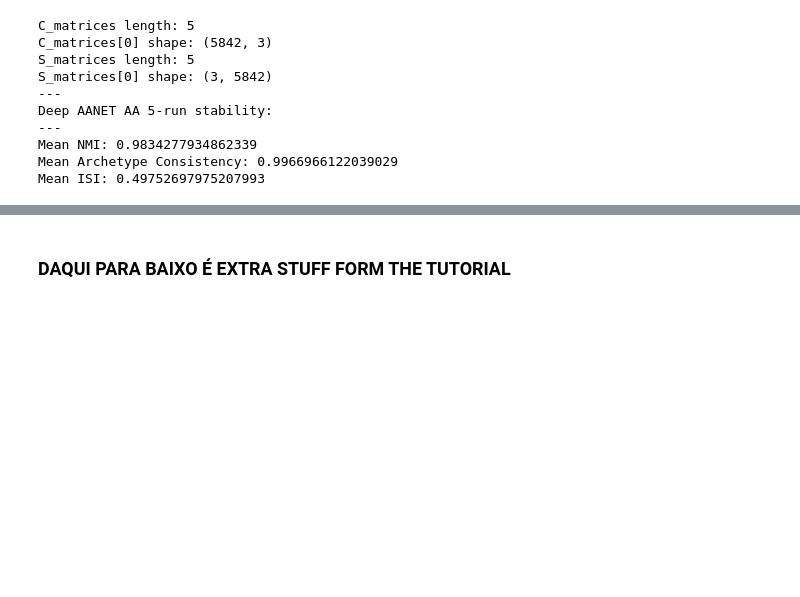
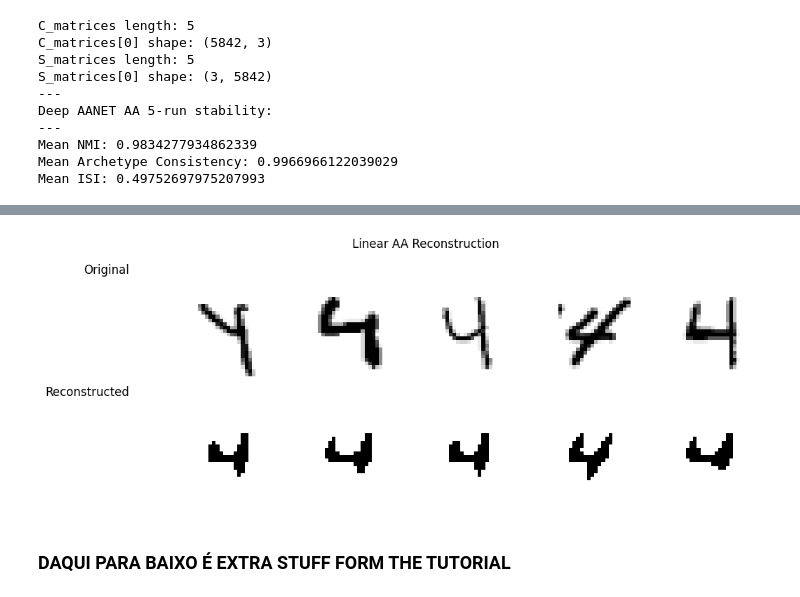
Before and after one commit to joaommata/Deep-Archetypal-Analysis, a Jupyter notebook: AAnet/example_notebooks/AAnet_MNIST_example.ipynb, the cells around one changed output, grey strips where cells are left out. Cells and saved outputs as stored; diff of their text form; code cells hidden in the pictures; blank space fills up the shorter version.

```diff
--- a/AAnet/example_notebooks/AAnet_MNIST_example.ipynb
+++ b/AAnet/example_notebooks/AAnet_MNIST_example.ipynb
@@ -270,3 +379,43 @@ Mean ISI: 0.49752697975207993
+# %%
+def plot_reconstruction_flat(X_orig, X_recon, n_samples=5, img_shape=(28,28), title="Reconstruction"):
+    """
+    Visualize random original samples and their reconstructions.
+
+    X_orig: (samples, features)
+    X_recon: (samples, features)
+    """
+    indices = np.random.choice(X_orig.shape[0], n_samples, replace=False)
+    fig, axes = plt.subplots(2, n_samples, figsize=(2*n_samples, 4))
+
+    for i, idx in enumerate(indices):
+        # Original
+        axes[0, i].imshow(X_orig[idx].reshape(img_shape), cmap='gray_r')
+        axes[0, i].axis('off')
+        if i == 0:
+            axes[0, i].set_title("Original", x=-0.5, ha='right')
+
+        # Reconstructed
+        rec = np.clip(X_recon[idx].reshape(img_shape), X_orig.min(), X_orig.max())
+        axes[1, i].imshow(rec, cmap='gray_r')
+        axes[1, i].axis('off')
+        if i == 0:
+            axes[1, i].set_title("Reconstructed", x=-0.5, ha='right')
+
+    plt.suptitle(title)
+    plt.tight_layout()
+    plt.show()
+
+
+# Make sure X_raw is (samples, features)
+X_samples = X_raw.T  # shape: (5842, 784)
+C_recon = X_samples.T @ S_matrices[0].T  # (784, k)
+
+# Reconstruct samples
+X_rec = (C_recon @ S_matrices[0]).T
+
+plot_reconstruction_flat(X_samples, X_rec, n_samples=5, title="Linear AA Reconstruction")
+# %% [output]
+[figure, added]
 # %% [markdown]
 ### DAQUI PARA BAIXO É EXTRA STUFF FORM THE TUTORIAL
 # %% [markdown]
```
Also changed, not shown: parts of 14 cells of this notebook, 1 other file.
